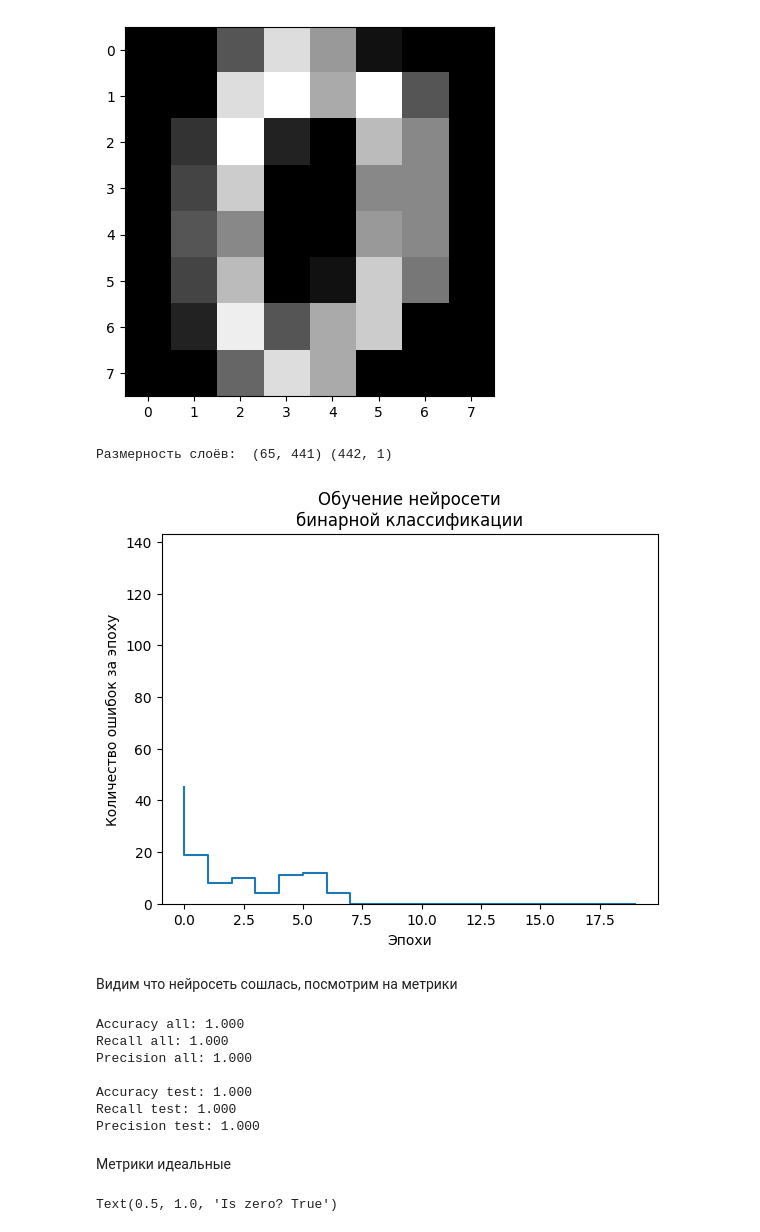
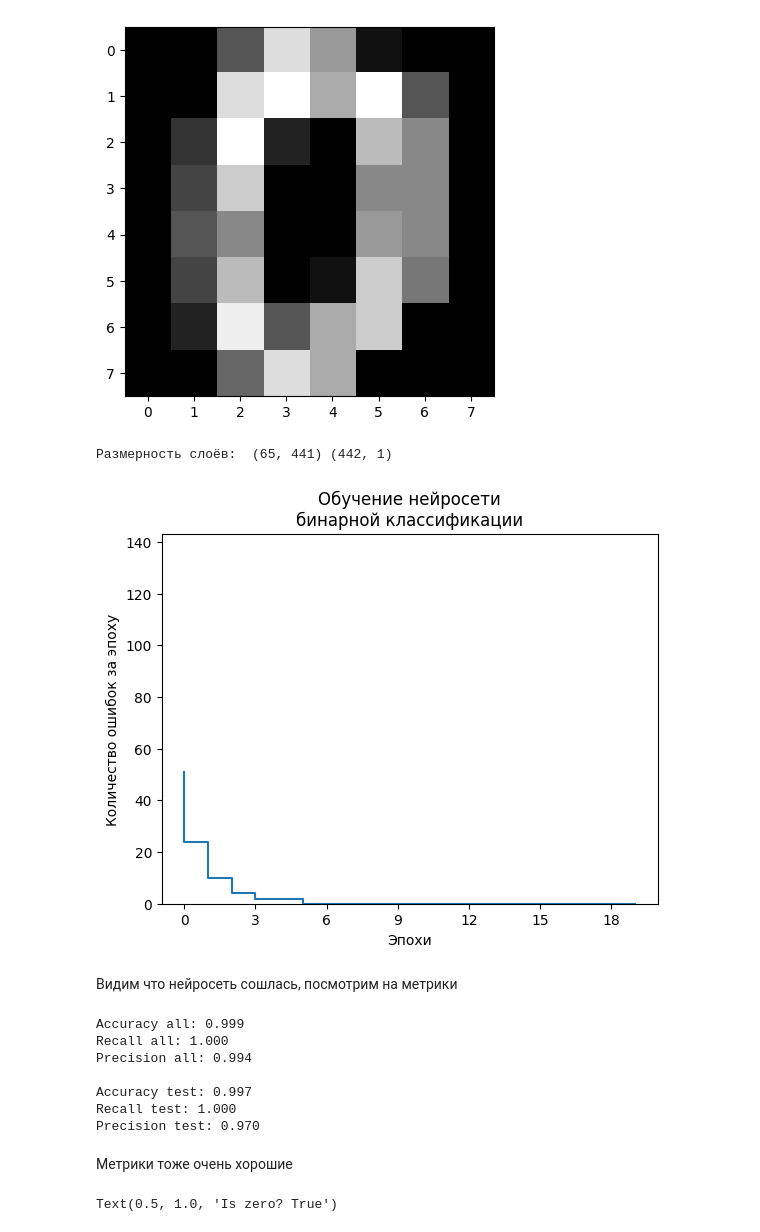
Before and after one commit to J0hnLenin/DL, a Jupyter notebook: DL2.ipynb, the cells around one changed output. Drawn from its saved outputs; the diff is of its cells as text; code cells hidden in the pictures.

```diff
--- a/DL2.ipynb
+++ b/DL2.ipynb
@@ -147,14 +147,14 @@ class Perceptron:
                activations: List[Callable],
                eta:Union[int, float] = 1,
                n_epochs: int = 100,
-               random_weights=False):
+               random_weights=None):
     self.layers = []
     self.epochs = n_epochs
     self.eta = eta
     self.errors = []
     l = hidden_layers + [1]
     for i in range(len(hidden_layers)):
-      self.layers.append(Layer((l[i]+1, l[i+1]), activations[i], i + 1))
+      self.layers.append(Layer((l[i]+1, l[i+1]), activations[i], i + 1, random_weights=random_weights))
 
   def predict(self, train_sample: NDArray, logging: bool = False) -> NDArray:
     result = np.zeros(train_sample.shape[0])
@@ -375,18 +379,20 @@ plt.imshow(digits.images[0], cmap='gray')
 relu = lambda x: np.maximum(0, x)
 X_train, X_test, y_train, y_test = train_test_split(digits.data, digits.target==0, test_size=0.2, random_state=42)
 
-pcp = Perceptron([441], [step], n_epochs=20, eta=1, random_weights=[-100, 100])
+pcp = Perceptron([441], [step], n_epochs=20)
 errors = pcp.train(X_train, y_train , logging=False, activation=ReLU, random_weights=[-100, 100])
 # %%
+ax = plt.figure().gca()
+ax.xaxis.set_major_locator(MaxNLocator(integer=True))
 plt.step([i for i in range(len(errors))], errors)
 plt.ylim((0, X_train.shape[0]//10))
 plt.xlabel("Эпохи")
 plt.ylabel("Количество ошибок за эпоху")
 plt.title("Обучение нейросети\nбинарной классификации")
 print("Размерность слоёв: ", *[i.size for i in  pcp.layers])
 # %% [output]
 Размерность слоёв:  (65, 441) (442, 1)
-[figure, old version]
+[figure, new version]
 # %% [markdown]
 Видим что нейросеть сошлась, посмотрим на метрики
 # %%
@@ -401,15 +407,15 @@ print(f'Accuracy test: {acc(y_pred_test, y_test):.03f}', )
 print(f'Recall test: {rec(y_pred_test, y_test):.03f}')
 print(f'Precision test: {pre(y_pred_test, y_test):.03f}')
 # %% [output]
-Accuracy all: 1.000
+Accuracy all: 0.999
 Recall all: 1.000
-Precision all: 1.000
+Precision all: 0.994
 
-Accuracy test: 1.000
+Accuracy test: 0.997
 Recall test: 1.000
-Precision test: 1.000
+Precision test: 0.970
-# %% [markdown]
-Метрики идеальные
+# %% [markdown]
+Метрики тоже очень хорошие
 # %%
 plt.imshow(digits.images[0], cmap='gray')
 plt.title(f'Is zero? {bool(y_pred[0])}')
```
Also changed, not shown: parts of 11 cells of this notebook, 2 other files.
